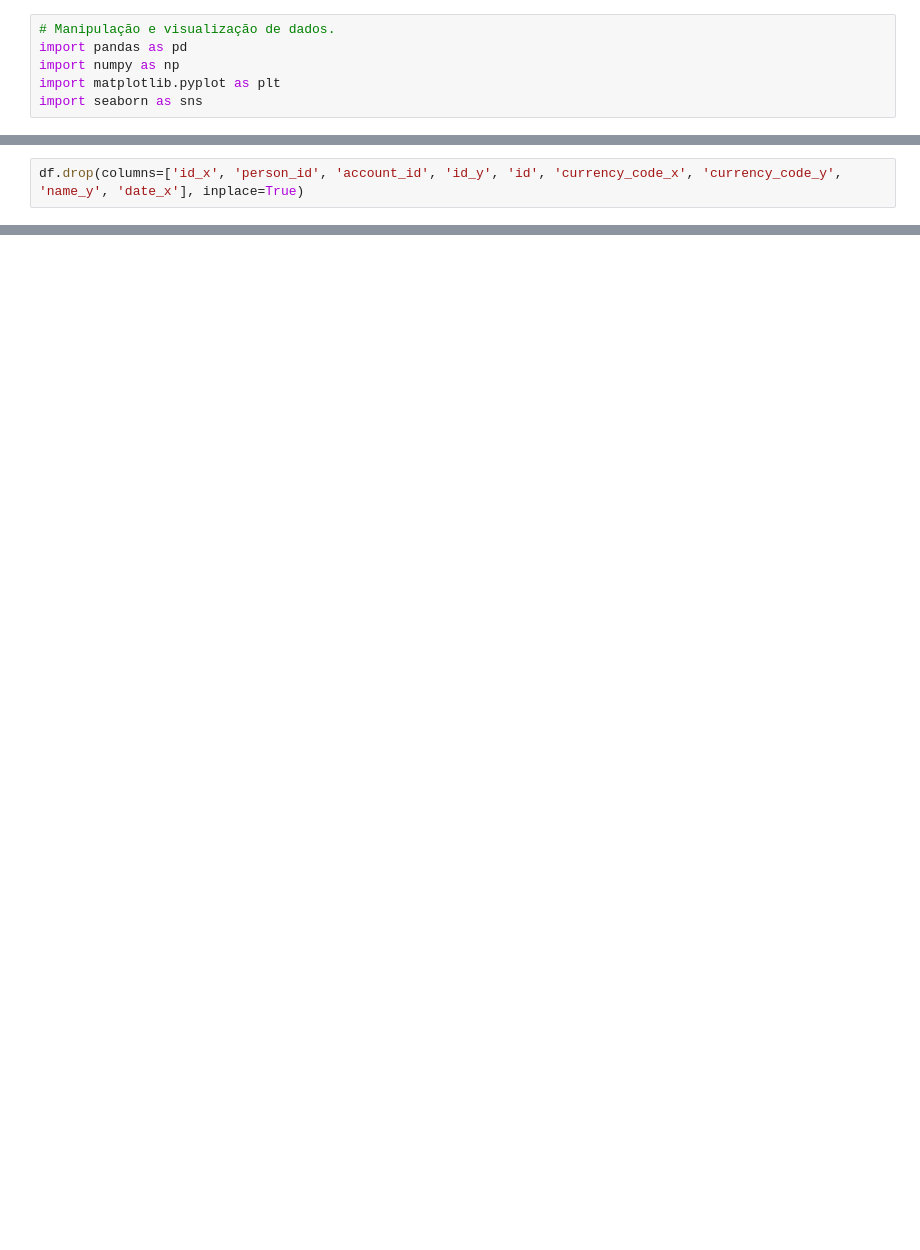
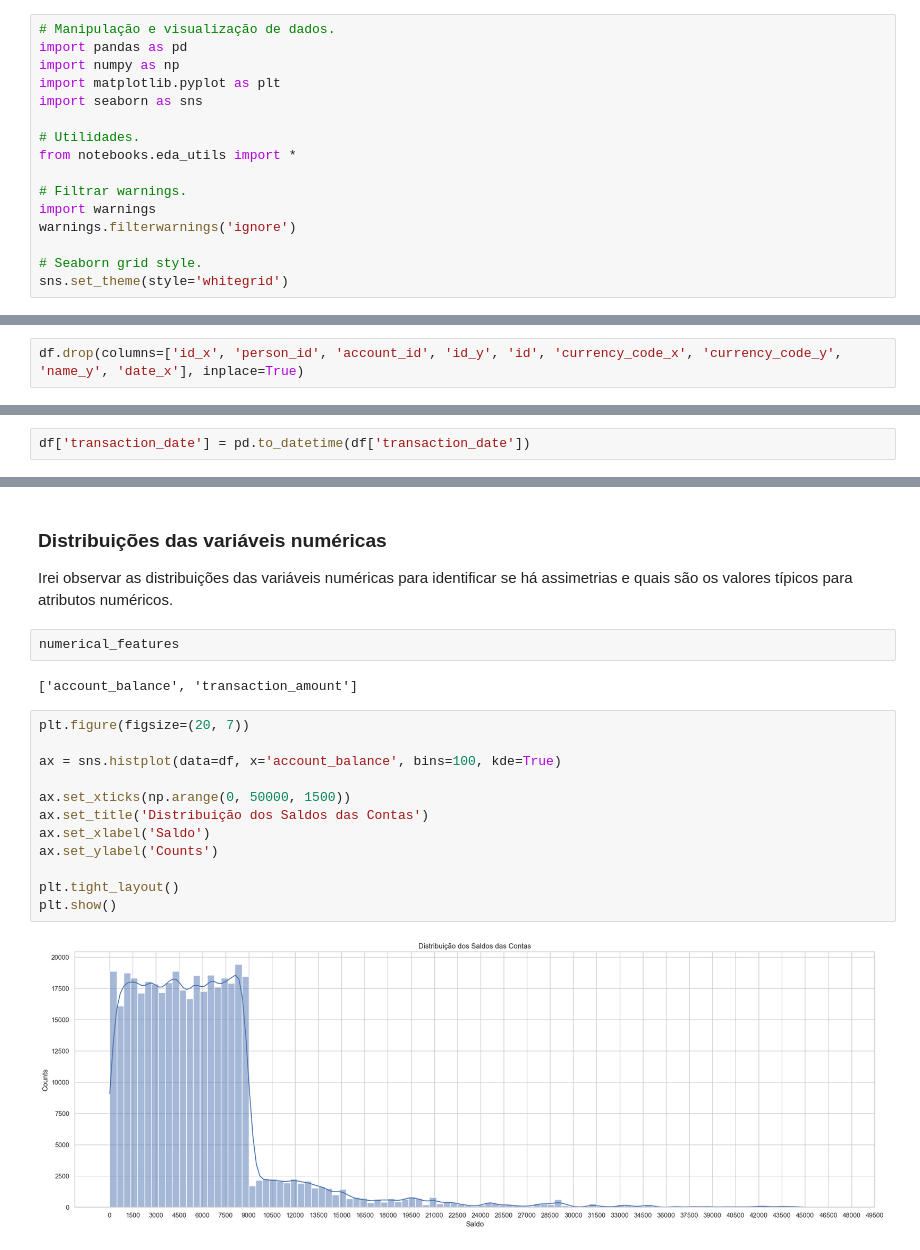
Before and after one commit to allmeidaapedro/Clusterizacao-Clientes-Cartao-Credito, a Jupyter notebook: notebooks/1. EDA.ipynb, the cells around one changed output, grey strips where cells are left out. Drawn from its saved outputs; the diff is of its cells as text; blank space fills up the shorter version.

```diff
--- a/notebooks/1. EDA.ipynb
+++ b/notebooks/1. EDA.ipynb
@@ -32,6 +37,16 @@ import pandas as pd
 import numpy as np
 import matplotlib.pyplot as plt
 import seaborn as sns
+
+# Utilidades.
+from notebooks.eda_utils import *
+
+# Filtrar warnings.
+import warnings
+warnings.filterwarnings('ignore')
+
+# Seaborn grid style.
+sns.set_theme(style='whitegrid')
 # %% [markdown]
 # 2. Entendimento geral dos dados
 - Os dados são fictícios e contêm informações de pessoas, contas e transações.
@@ -155,0 +258,2 @@ df.head()
+# %%
+df['transaction_date'] = pd.to_datetime(df['transaction_date'])
@@ -155,0 +311,21 @@ df.head()
+# %% [markdown]
+### Distribuições das variáveis numéricas
+Irei observar as distribuições das variáveis numéricas para identificar se há assimetrias e quais são os valores típicos para atributos numéricos.
+# %%
+numerical_features
+# %% [output]
+['account_balance', 'transaction_amount']
+# %%
+plt.figure(figsize=(20, 7))
+
+ax = sns.histplot(data=df, x='account_balance', bins=100, kde=True)
+
+ax.set_xticks(np.arange(0, 50000, 1500))
+ax.set_title('Distribuição dos Saldos das Contas')
+ax.set_xlabel('Saldo')
+ax.set_ylabel('Counts')
+
+plt.tight_layout()
+plt.show()
+# %% [output]
+[figure, added]
```
Also changed, not shown: parts of 49 cells of this notebook, 1 other file.
